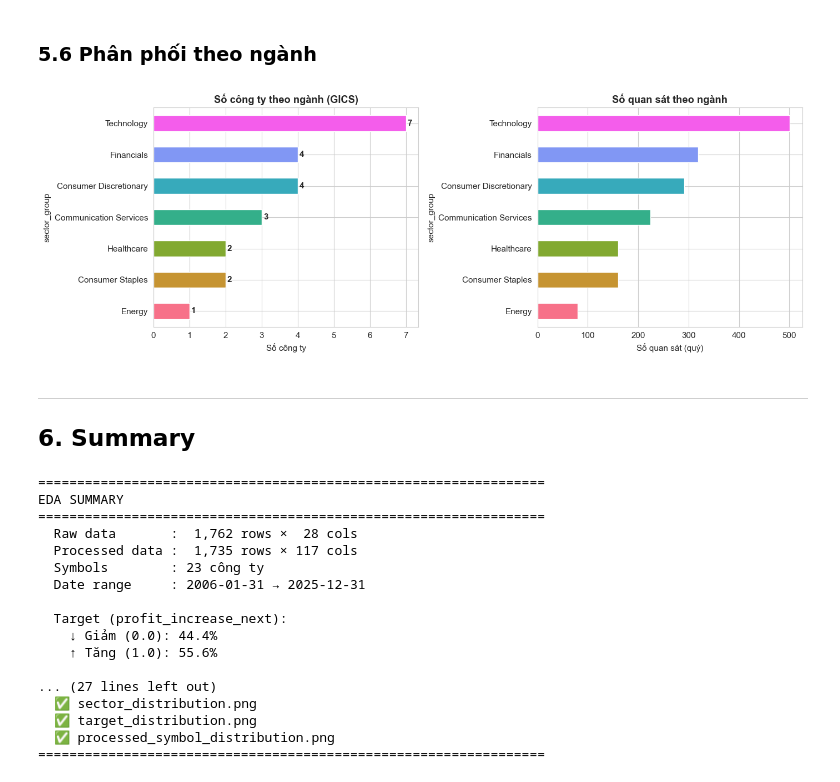
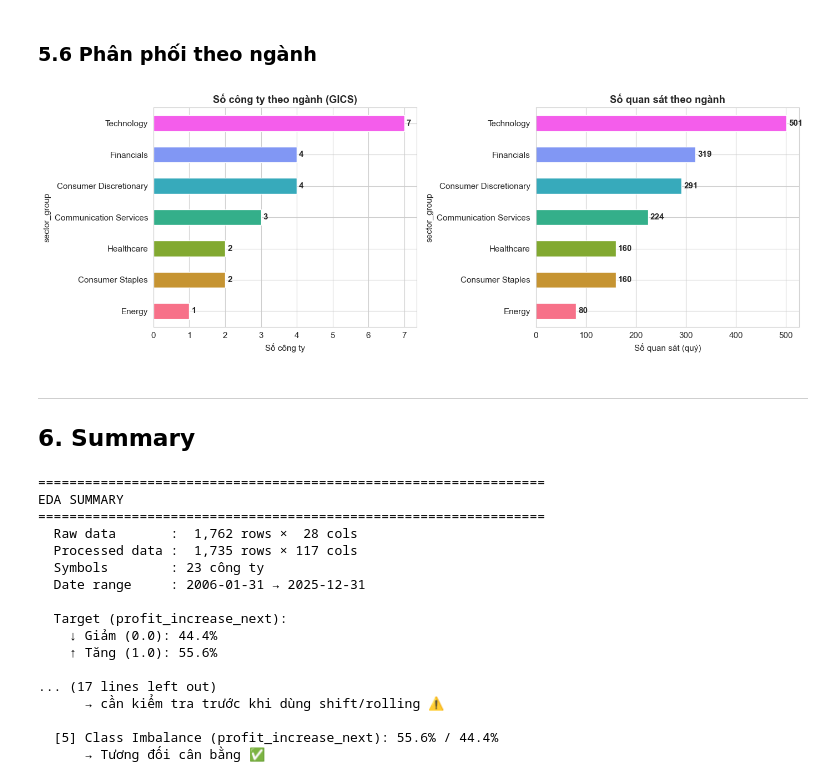
Before and after one commit to hnguyen-beo/DS108, a Jupyter notebook: notebooks/03_exploratory_data_analysis.ipynb, the cells around one changed output. Cells and saved outputs as stored; diff of their text form; code cells hidden in the pictures.

```diff
--- a/notebooks/03_exploratory_data_analysis.ipynb
+++ b/notebooks/03_exploratory_data_analysis.ipynb
@@ -74,11 +74,11 @@ sns.set_palette("husl")
 PROJECT_ROOT   = Path.cwd().parent
 RAW_PATH       = PROJECT_ROOT / "data/raw/Data_DS108_raw.csv"
 PROCESSED_PATH = PROJECT_ROOT / "data/processed/Data_DS108_processed.csv"
+TRAIN_PATH     = PROJECT_ROOT / "data/processed/train_after_feature_selection.csv"
 
 # ── Constants (giữ nguyên tên để EDA cells dùng được) ────────
 GROUP_COL   = "symbol"
-DATE_COL_RAW    = "fiscalDateEnding"
-DATE_COL_PROCESSED = "fiscaldateending"
+DATE_COL    = "fiscaldateending"
 TARGET_REG  = "next_quarter_net_income"
 TARGET_CLS  = "profit_increase_next"
 TRAIN_CUTOFF = 2021
@@ -139,12 +139,15 @@ logger.info('Sector map loaded: %d symbols across %d sectors',
 # %%
 # ── Đọc dữ liệu thô ─────────────────────────────────────────
 df_raw = pd.read_csv(RAW_PATH)
-df_raw[DATE_COL_RAW] = pd.to_datetime(df_raw[DATE_COL_RAW], errors="coerce")
+# In ra toàn bộ danh sách tên cột thực tế trong dữ liệu của bạn
+print(df_raw.columns.tolist())
+df_raw.columns = df_raw.columns.str.strip().str.lower()
+df_raw[DATE_COL] = pd.to_datetime(df_raw[DATE_COL], errors="coerce")
 print(f"df_raw  : {df_raw.shape}")
 
 # ── Đọc dữ liệu đã xử lý ─────────────────────────────────────
 df_processed = pd.read_csv(PROCESSED_PATH)
-df_processed[DATE_COL_PROCESSED] = pd.to_datetime(df_processed[DATE_COL_PROCESSED], errors="coerce")
+df_processed[DATE_COL] = pd.to_datetime(df_processed[DATE_COL], errors="coerce")
 print(f"df_processed: {df_processed.shape}")
 
 # Alias df_fe → các EDA cells gốc dùng tên df_fe
@@ -1395,28 +1408,30 @@ plt.show()
 # %%
 fig, axes = plt.subplots(1, 2, figsize=(14, 5))
 
+# Biểu đồ 1: Số công ty
 ind_companies = (
     df_fe.groupby('sector_group')['symbol'].nunique()
          .sort_values(ascending=True)
 )
 colors = sns.color_palette('husl', len(ind_companies))
-
 ind_companies.plot(kind='barh', ax=axes[0], color=colors, edgecolor='white')
 axes[0].set_title('Số công ty theo ngành (GICS)', fontweight='bold')
 axes[0].set_xlabel('Số công ty')
-for i, v in enumerate(ind_companies.values):
-    axes[0].text(v + 0.05, i, str(v), va='center', fontweight='bold')
+axes[0].bar_label(axes[0].containers[0], padding=3, fontweight='bold')
 
+
+# Biểu đồ 2: Số quan sát
 ind_obs = df_fe['sector_group'].value_counts().sort_values(ascending=True)
 ind_obs.plot(kind='barh', ax=axes[1], color=colors, edgecolor='white')
 axes[1].set_title('Số quan sát theo ngành', fontweight='bold')
 axes[1].set_xlabel('Số quan sát (quý)')
+axes[1].bar_label(axes[1].containers[0], padding=3, fontweight='bold')
+
 
 plt.tight_layout()
-plt.savefig('sector_distribution.png', dpi=150, bbox_inches='tight')
 plt.show()
 # %% [output]
-[figure, old version]
+[figure, new version]
 # %% [markdown]
 ---
 ## **6. Summary**
@@ -1427,7 +1442,7 @@ print("=" * 65)
 print(f"  Raw data       : {df_raw.shape[0]:>6,} rows × {df_raw.shape[1]:>3} cols")
 print(f"  Processed data : {df_processed.shape[0]:>6,} rows × {df_processed.shape[1]:>3} cols")
 print(f"  Symbols        : {df_processed[GROUP_COL].nunique()} công ty")
-print(f"  Date range     : {df_processed[DATE_COL_PROCESSED].min().date()} → {df_processed[DATE_COL_PROCESSED].max().date()}")
+print(f"  Date range     : {df_processed[DATE_COL].min().date()} → {df_processed[DATE_COL].max().date()}")
 
 if TARGET_CLS in df_processed.columns:
     vc = df_processed[TARGET_CLS].value_counts(normalize=True)
@@ -1466,7 +1481,7 @@ if proc_rev:
     print(f"      Processed: {n_out_proc} điểm ({n_out_proc/len(s2)*100:.1f}%) → {'giảm ✅' if n_out_proc < n_out_raw else '⚠️ kiểm tra lại'}")
 
 # ── 3. Correlation sau xử lý ─────────────────────────────────────────────────
-meta_cols_s = [DATE_COL_PROCESSED, GROUP_COL, "sector_group", "currency",
+meta_cols_s = [DATE_COL, GROUP_COL, "sector_group", "currency",
                TARGET_CLS, TARGET_REG, "year"]
 num_cols_s = [c for c in df_processed.select_dtypes(include=np.number).columns
               if c not in meta_cols_s]
@@ -1497,15 +1512,6 @@ if TARGET_CLS in df_processed.columns:
         print(f"      → Mất cân bằng đáng kể, cân nhắc class_weight='balanced' hoặc SMOTE ⚠️")
     else:
         print(f"      → Tương đối cân bằng ✅")
-
-print("\n" + "=" * 65)
-print("📁 Charts saved:")
-for fname in ["outlier_before_after.png", "correlation_heatmap.png",
-              "timeseries_visualization.png", "sector_distribution.png",
-              "target_distribution.png", "processed_symbol_distribution.png"]:
-    exists = "✅" if Path(fname).exists() else "❌"
-    print(f"  {exists} {fname}")
-print("=" * 65)
 # %% [output]
 =================================================================
 EDA SUMMARY
@@ -1519,8 +1525,8 @@ EDA SUMMARY
     ↓ Giảm (0.0): 44.4%
     ↑ Tăng (1.0): 55.6%
 
-... (27 lines left out)
-  ✅ sector_distribution.png
-  ✅ target_distribution.png
-  ✅ processed_symbol_distribution.png
-=================================================================
+... (17 lines left out)
+      → cần kiểm tra trước khi dùng shift/rolling ⚠️
+
+  [5] Class Imbalance (profit_increase_next): 55.6% / 44.4%
+      → Tương đối cân bằng ✅
```
Also changed, not shown: parts of 21 cells of this notebook, 1 other file.
